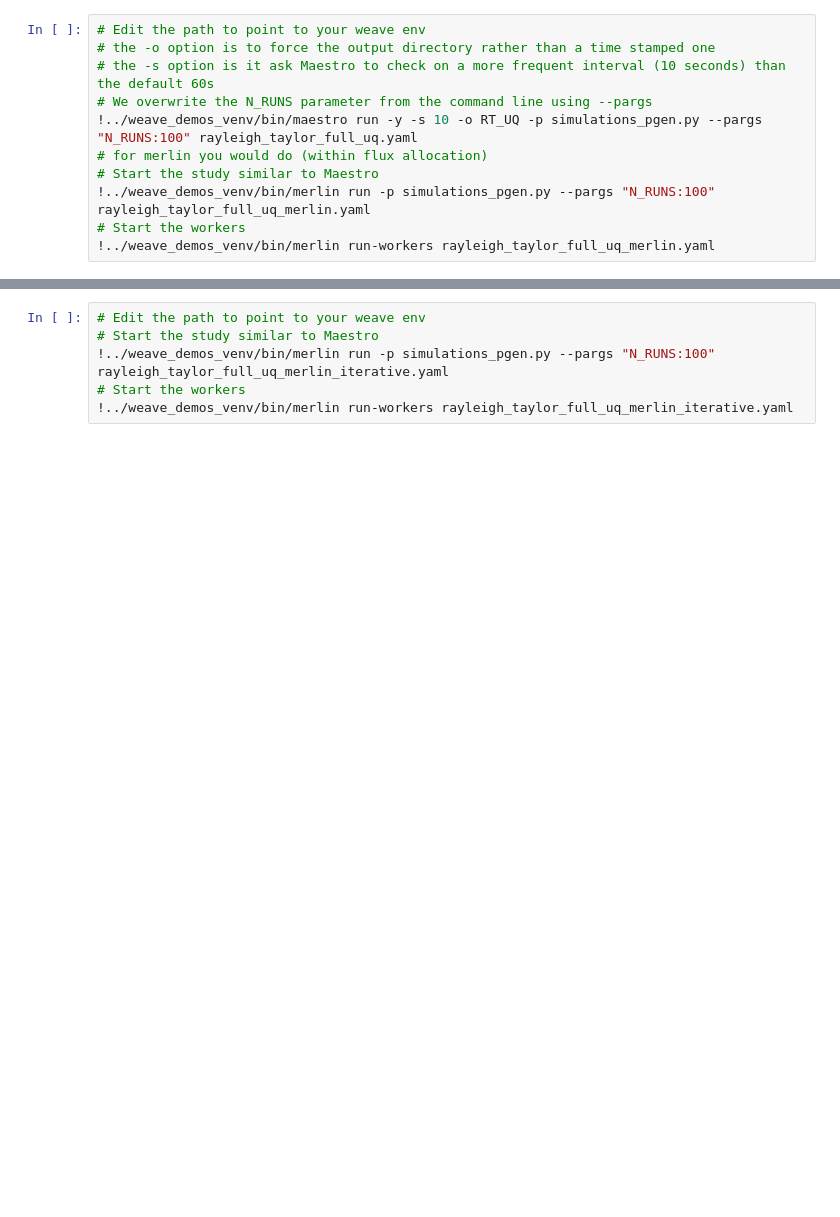
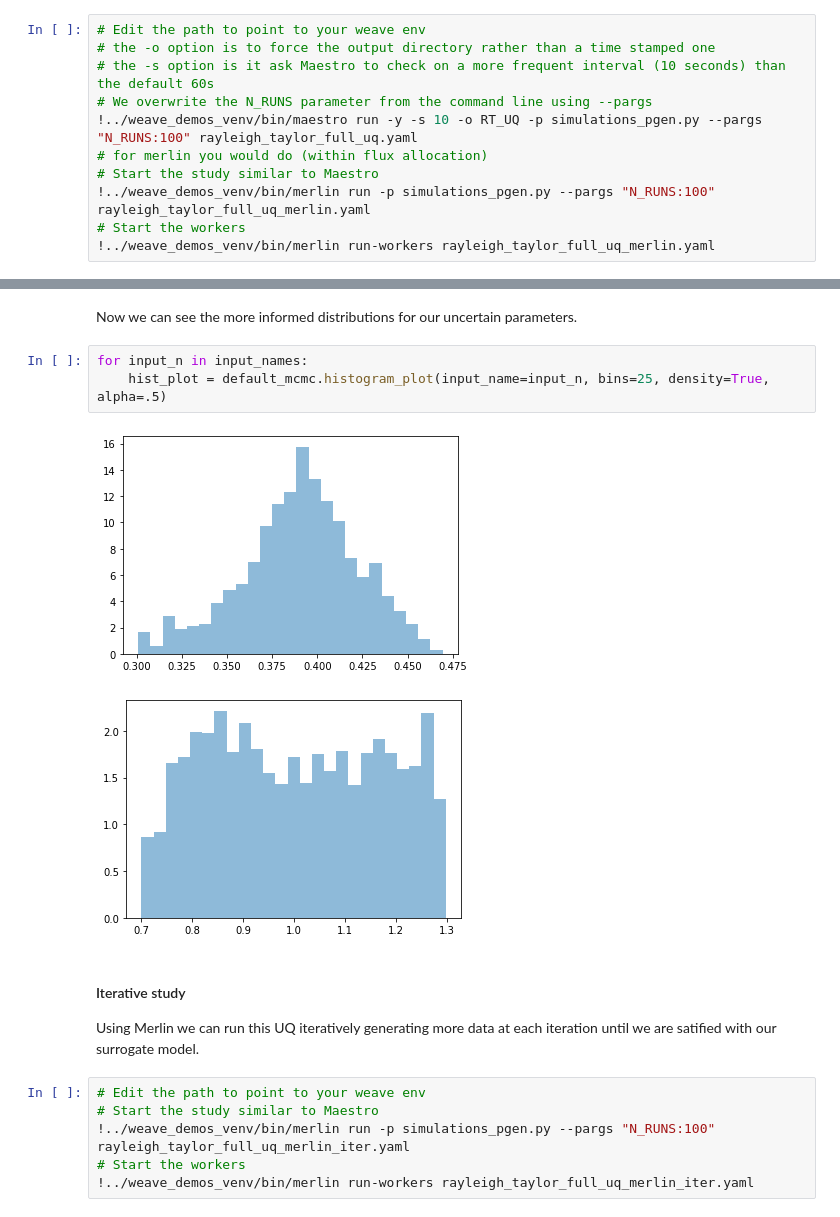
Before and after one commit to LLNL/weave_docs, a Jupyter notebook: docs/tutorials/Public/pyranda_rayleigh_taylor/pyranda_rayleigh_taylor.ipynb, the cells around one changed output, grey strips where cells are left out. Cells and saved outputs as stored; diff of their text form; blank space fills up the shorter version.

```diff
--- a/docs/tutorials/Public/pyranda_rayleigh_taylor/pyranda_rayleigh_taylor.ipynb
+++ b/docs/tutorials/Public/pyranda_rayleigh_taylor/pyranda_rayleigh_taylor.ipynb
@@ -209,6 +431,18 @@ A few considerations:
+# %% [markdown]
+Now we can see the more informed distributions for our uncertain parameters.
+# %%
+for input_n in input_names:
+    hist_plot = default_mcmc.histogram_plot(input_name=input_n, bins=25, density=True, alpha=.5)
+# %% [output]
+[figure, added]
+[figure, added]
+# %% [markdown]
+#### Iterative study
+
+Using Merlin we can run this UQ iteratively generating more data at each iteration until we are satified with our surrogate model.
 # %%
 # Edit the path to point to your weave env
 # Start the study similar to Maestro
-!../weave_demos_venv/bin/merlin run -p simulations_pgen.py --pargs "N_RUNS:100" rayleigh_taylor_full_uq_merlin_iterative.yaml
+!../weave_demos_venv/bin/merlin run -p simulations_pgen.py --pargs "N_RUNS:100" rayleigh_taylor_full_uq_merlin_iter.yaml
 # Start the workers
-!../weave_demos_venv/bin/merlin run-workers rayleigh_taylor_full_uq_merlin_iterative.yaml
+!../weave_demos_venv/bin/merlin run-workers rayleigh_taylor_full_uq_merlin_iter.yaml
```
Also changed, not shown: parts of 18 cells of this notebook, 17 other files.
